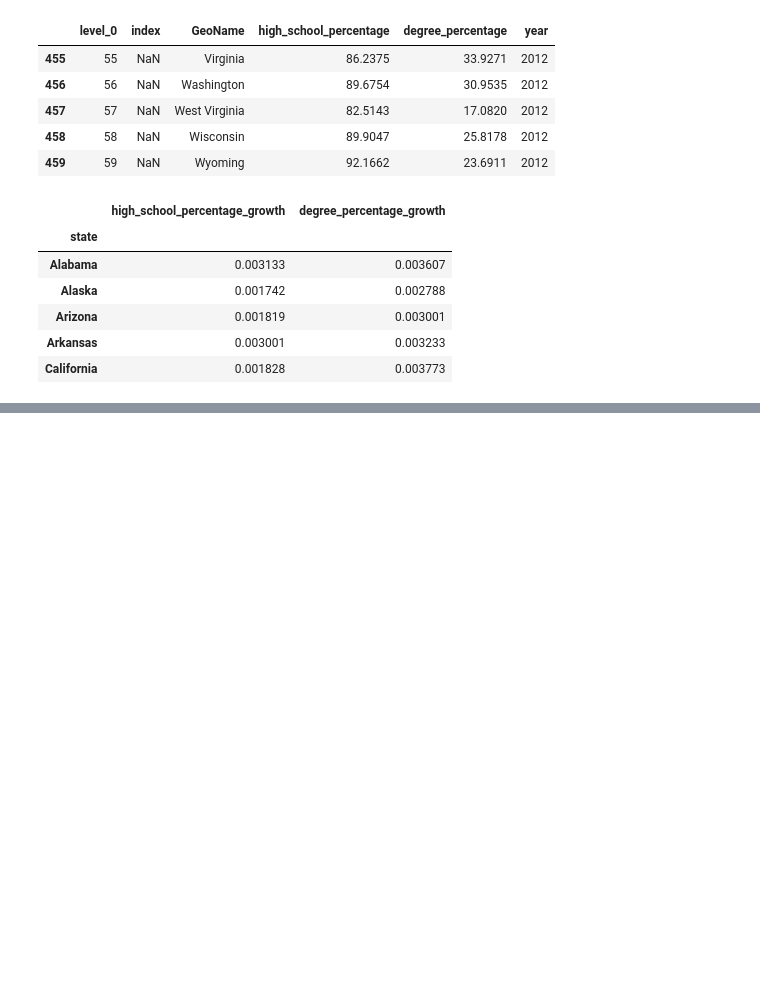
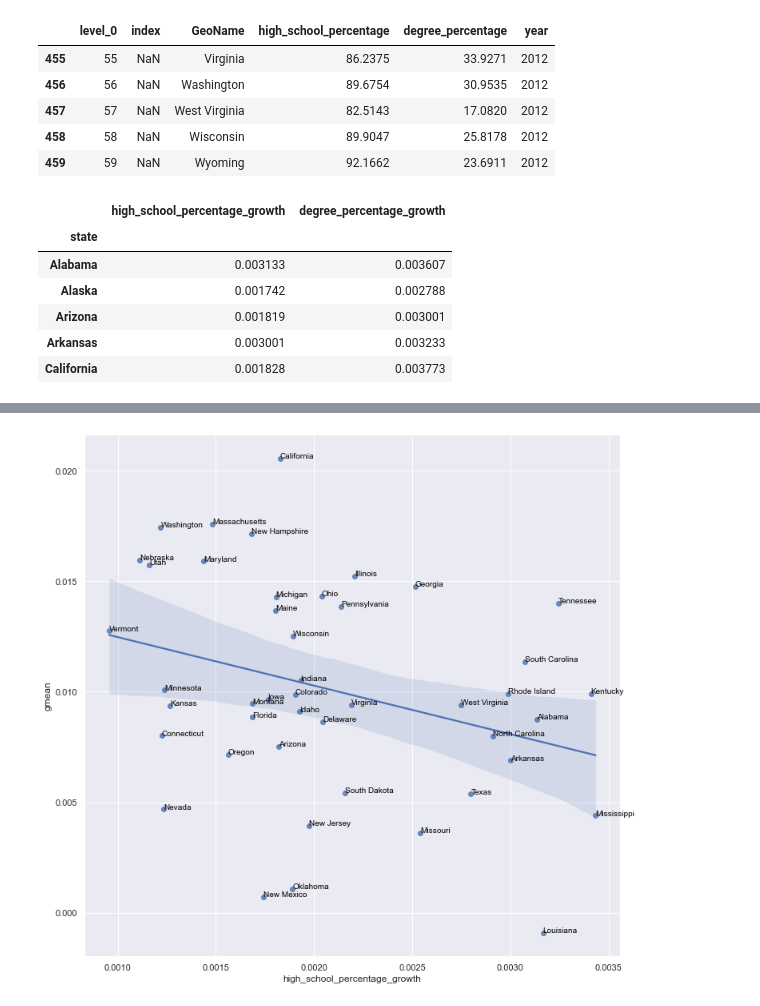
Before and after one commit to pesikj/macroeconomic-analysis, a Jupyter notebook: presentation_05.ipynb, the cells around one changed output, grey strips where cells are left out. Saved outputs shown, nothing was run; the diff lists cells and outputs as text; code cells hidden in the pictures; blank space fills up the shorter version.

```diff
--- a/presentation_05.ipynb
+++ b/presentation_05.ipynb
@@ -265,0 +290,6 @@ for line in range(0,data_final.shape[0]):
+# %%
+seaborn.regplot(x="high_school_percentage_growth", y="gmean", data=data_final)
+for line in range(0,data_final.shape[0]):
+     plt.text(data_final.high_school_percentage_growth[line], data_final.gmean[line], data_final.state[line], size='small', color='black')
+# %% [output]
+[figure, added]
```
Also changed, not shown: parts of 4 cells of this notebook, 1 other file.
